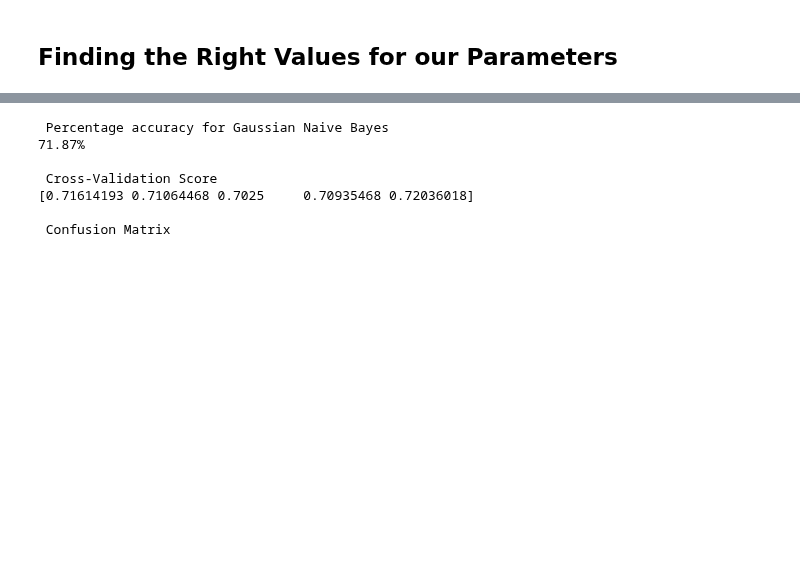
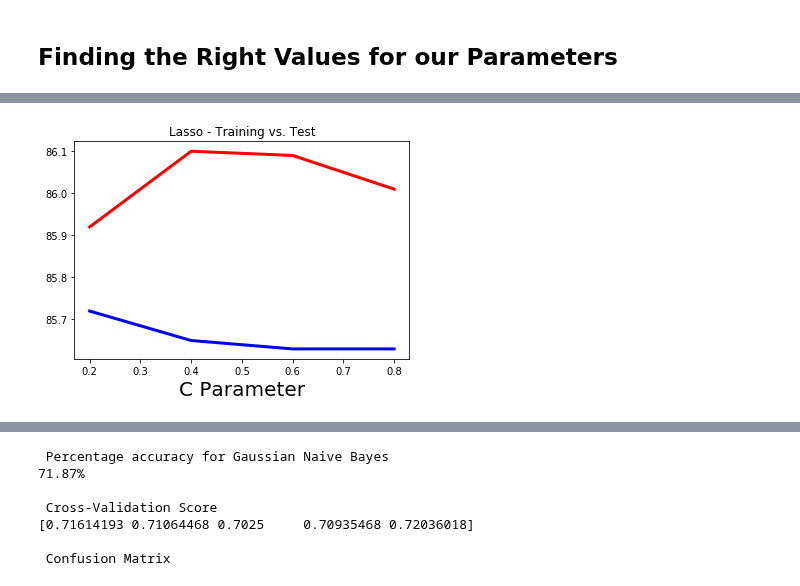
Before and after one commit to str007/Thinkful, a Jupyter notebook: Supervised_Learning_Capstone.ipynb, the cells around one changed output, grey strips where cells are left out. Saved outputs shown, nothing was run; the diff lists cells and outputs as text; code cells hidden in the pictures; blank space fills up the shorter version.

```diff
--- a/Supervised_Learning_Capstone.ipynb
+++ b/Supervised_Learning_Capstone.ipynb
@@ -707,0 +712,4 @@ tuned_params('KNN')
+# %%
+tuned_params('Lasso')
+# %% [output]
+[figure, added]
```
Also changed, not shown: parts of 7 cells of this notebook.
